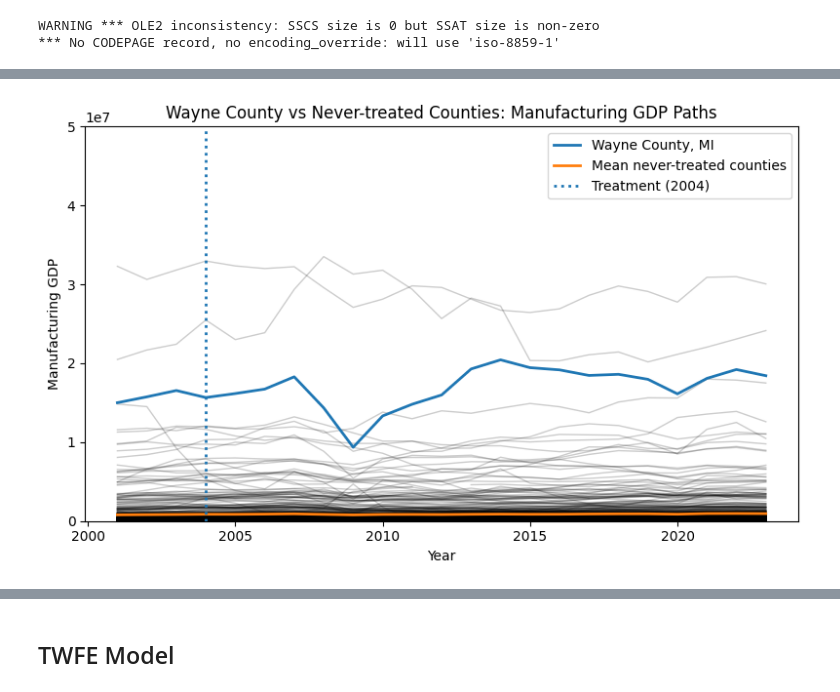
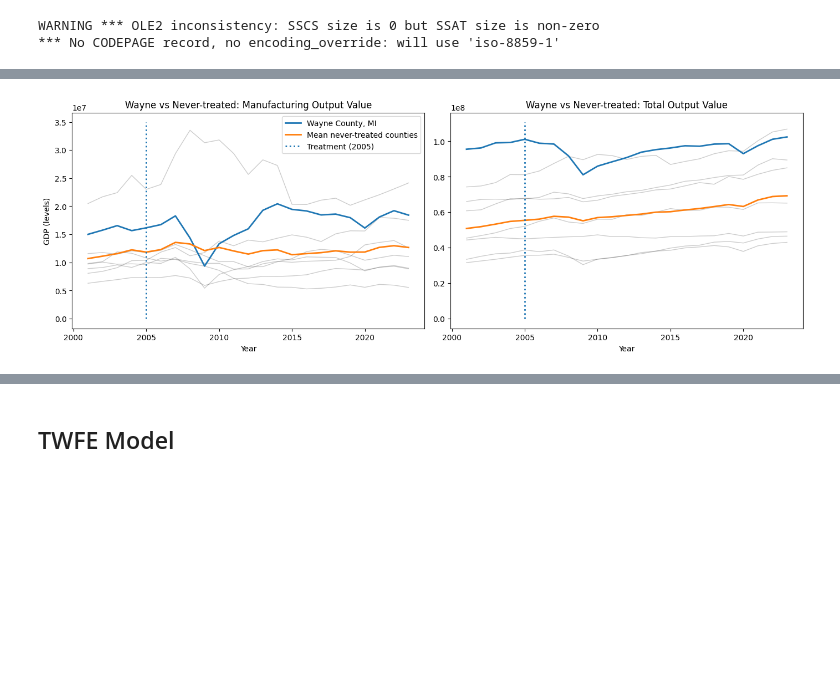
Before and after one commit to wren17/epa_greenbook_project, a Jupyter notebook: analysis.ipynb, the cells around one changed output, grey strips where cells are left out. Saved outputs shown, nothing was run; the diff lists cells and outputs as text; code cells hidden in the pictures; blank space fills up the shorter version.

Commit message:
DiD plots, TWFE estimates, cleaned quantity index csv

```diff
--- a/analysis.ipynb
+++ b/analysis.ipynb
@@ -25,10 +26,14 @@ def load_bea_data(file_path):
     file = pd.read_csv(file_path)
     file["never_treated"] = (~file["GeoFIPS"].astype("string").isin(tr_counties)).astype(int)
     file = file[(file["GeoName"] == "Wayne, MI")|((file["never_treated"] == 1))]
-    file["post"] = (file["year"] >= 2004).astype(int) # year in wich Wayne, MI was first assigned non-attainment status
+    file["post"] = (file["year"] >= 2005).astype(int) # year in wich Wayne, MI was first assigned non-attainment status
     file["treated"] = (file["never_treated"] == 0).astype(int)
     file["D"] = file["post"] * file["treated"] # DID treatment indicator
     return file
 
 gdp_tc = load_bea_data("gdp_components_rust_belt.csv")
 income = load_bea_data("income_cleaned.csv")
+output_index = load_bea_data("quant_index_cleaned.csv")
+
+gdp_tc = gdp_tc.rename(columns={"All industry total": "gdp_all"})
+gdp_tc["manufac_share"] = gdp_tc["Manufacturing"] / gdp_tc["gdp_all"]
@@ -51,42 +115,43 @@ Name: Population (persons) 2/, Length: 12811, dtype: float64
 # %%
-fig, ax = plt.subplots(1, 1, figsize=(8, 5))
+fig, axes = plt.subplots(1, 2, figsize=(14, 5), sharex=True)
 
+for ax, col, title in zip(
+    axes,
+    ["Manufacturing", "gdp_all"],
+    ["Manufacturing Output Value", "Total Output Value"],
+):
+    for _, gdf in hubs_gdp.groupby("GeoFIPS"):
+        ax.plot(gdf["year"], gdf[col], alpha=0.2, lw=1, color="k")
+    wayne = hubs_gdp[hubs_gdp["GeoName"] == "Wayne, MI"]
+    ax.plot(
+        wayne["year"],
+        wayne[col],
+        label="Wayne County, MI",
+        lw=2,
+    )
+    (
+        hubs_gdp[hubs_gdp["never_treated"] == 1]
+        .groupby("year")[col]
+        .mean()
+        .plot(ax=ax, label="Mean never-treated counties", lw=2)
+    )
+    ymax = ax.get_ylim()[1]
+    ax.vlines(
+        x=2005,
+        ymin=0,
+        ymax=ymax,
+        linestyle=":",
+        lw=2,
+        label="Treatment (2005)",
+    )
 
-for _, gdf in gdp_tc.groupby("GeoFIPS"):
-    ax.plot(gdf["year"], gdf["Manufacturing"], alpha=0.2, lw=1, color="k")
+    ax.set_title(f"Wayne vs Never-treated: {title}")
+    ax.set_xlabel("Year")
+axes[0].set_ylabel("GDP (levels)")
+axes[1].set_ylabel("")
 
-
-wayne = gdp_tc[gdp_tc["GeoName"] == "Wayne, MI"]
-ax.plot(
-    wayne["year"],
-    wayne["Manufacturing"],
-    label="Wayne County, MI",
-    lw=2
-)
-
-(
-    gdp_tc[gdp_tc["never_treated"] == 1]
-    .groupby("year")["Manufacturing"]
-    .mean()
-    .plot(ax=ax, label="Mean never-treated counties", lw=2)
-)
-
-ax.set_ylim(0, 0.5e8)
-
-plt.vlines(
-    x=2004,
-    ymin=0,
-    ymax=2e8,
-    linestyle=":",
-    lw=2,
-    label="Treatment (2004)"
-)
-
-ax.set_ylabel("Manufacturing GDP")
-ax.set_xlabel("Year")
-ax.set_title("Wayne County vs Never-treated Counties: Manufacturing GDP Paths")
-ax.legend()
+axes[0].legend()
 plt.tight_layout()
 plt.show()
 # %% [output]
-[figure, old version]
+[figure, new version]
```
Also changed, not shown: parts of 15 cells of this notebook, 2 other files.
